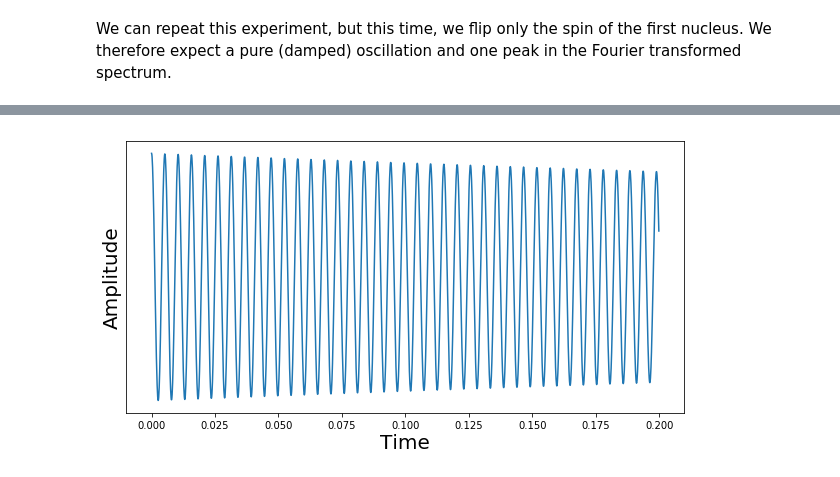
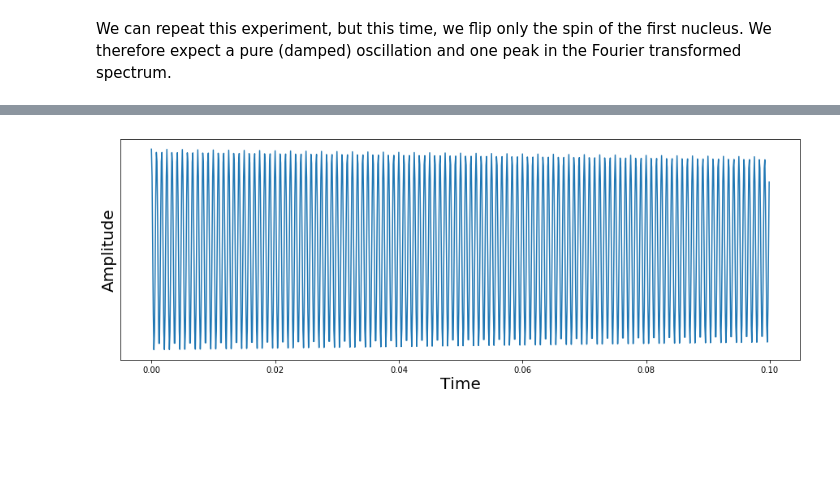
Before and after one commit to christianb93/QuantumComputing, a Jupyter notebook: Implementations/NMRSimulation.ipynb, the cells around one changed output, grey strips where cells are left out. Drawn from its saved outputs; the diff is of its cells as text; code cells hidden in the pictures; blank space fills up the shorter version.

```diff
--- a/Implementations/NMRSimulation.ipynb
+++ b/Implementations/NMRSimulation.ipynb
@@ -5,9 +5,12 @@ The molecule that we simulate is TCE, and we use the two carbons, with a Larmor
 import numpy as np
 import scipy.linalg
 import matplotlib.pyplot as plt
-w0 = 125000000
-w1 = 125000000+900
-w12 = 100/(2*np.pi)
+# Conversion factor between frequencies in Hz and frequencies in rad/s
+conv = 2*np.pi
+# Larmor frequencies
+w0 = 125000000*conv
+w1 = (125000000+900)*conv
+w12 = (100/(2*np.pi))*conv
 # %% [markdown]
 First we need a function that initializes the density matrix. We simplify things a bit and start with a pseudo-pure state
 $$
@@ -337,6 +341,6 @@ We can repeat this experiment, but this time, we flip only the spin of the first
 r = thermalState(0.0001)
 r = evolveDensityMatrix(r, rotY(np.pi*0.5, 0))
 mx, my = getMagnetization(r)
-wref = w0 + 1200
+wref = w0 + 1200*conv
 y = sample(r, dt, T, wref, tau, J = 0)
-showFFT(y, wref, -2000 + wref, T)
+showFFT(y, wref, -2000*conv + wref, T)
@@ -343,11 +349,11 @@ showFFT(y, wref, -2000 + wref, T)
 # %%
-fig = plt.figure(figsize=(10,5))
+fig = plt.figure(figsize=(15,5))
 ax = fig.add_subplot(1,1,1)
 time_axis = np.arange(0, T, dt)
-ax.plot(time_axis[:2000], np.real(y)[:2000])
+ax.plot(time_axis[:1000], np.real(y)[:1000])
 ax.set_ylabel("Amplitude",fontsize=20)
 ax.set_xlabel("Time", fontsize=20)
 ax.set_yticks([])
 plt.show()
 # %% [output]
-[figure, old version]
+[figure, new version]
```
Also changed, not shown: parts of 7 cells of this notebook, 6 other files.
